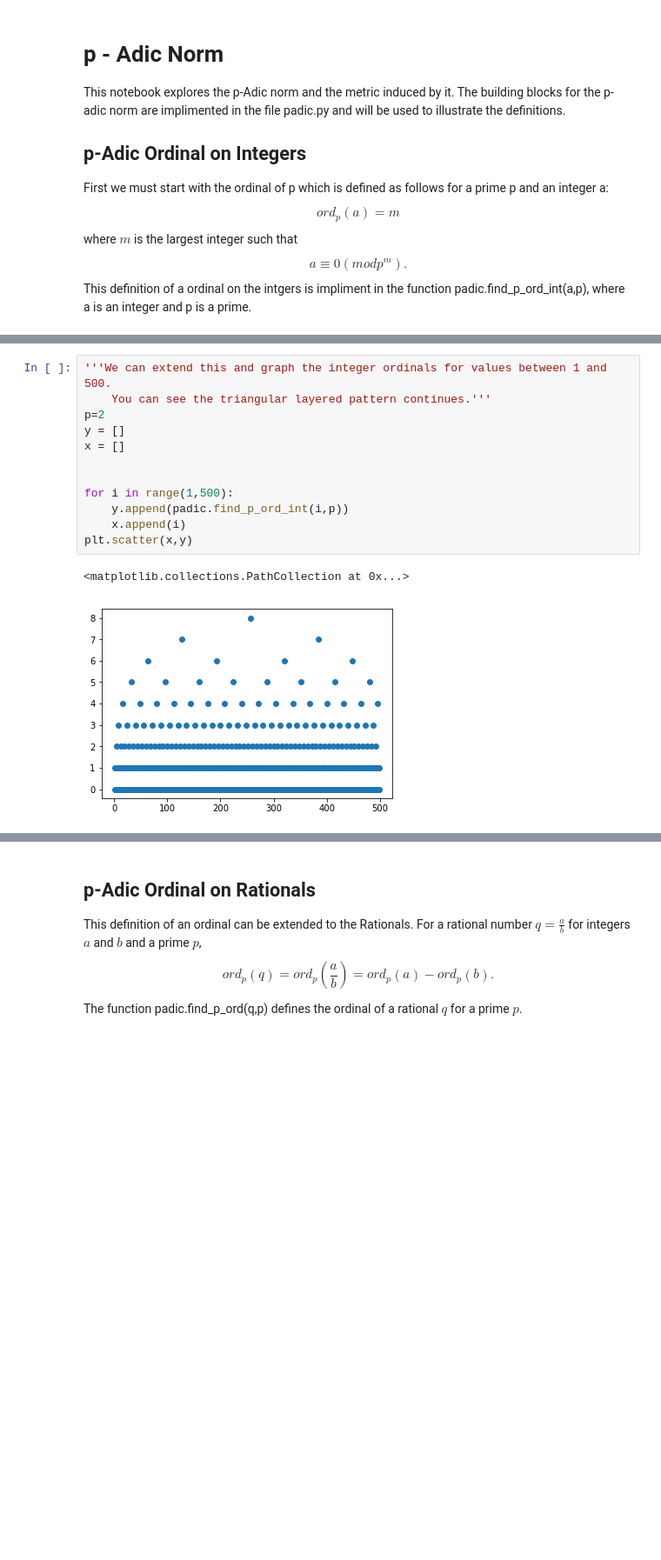
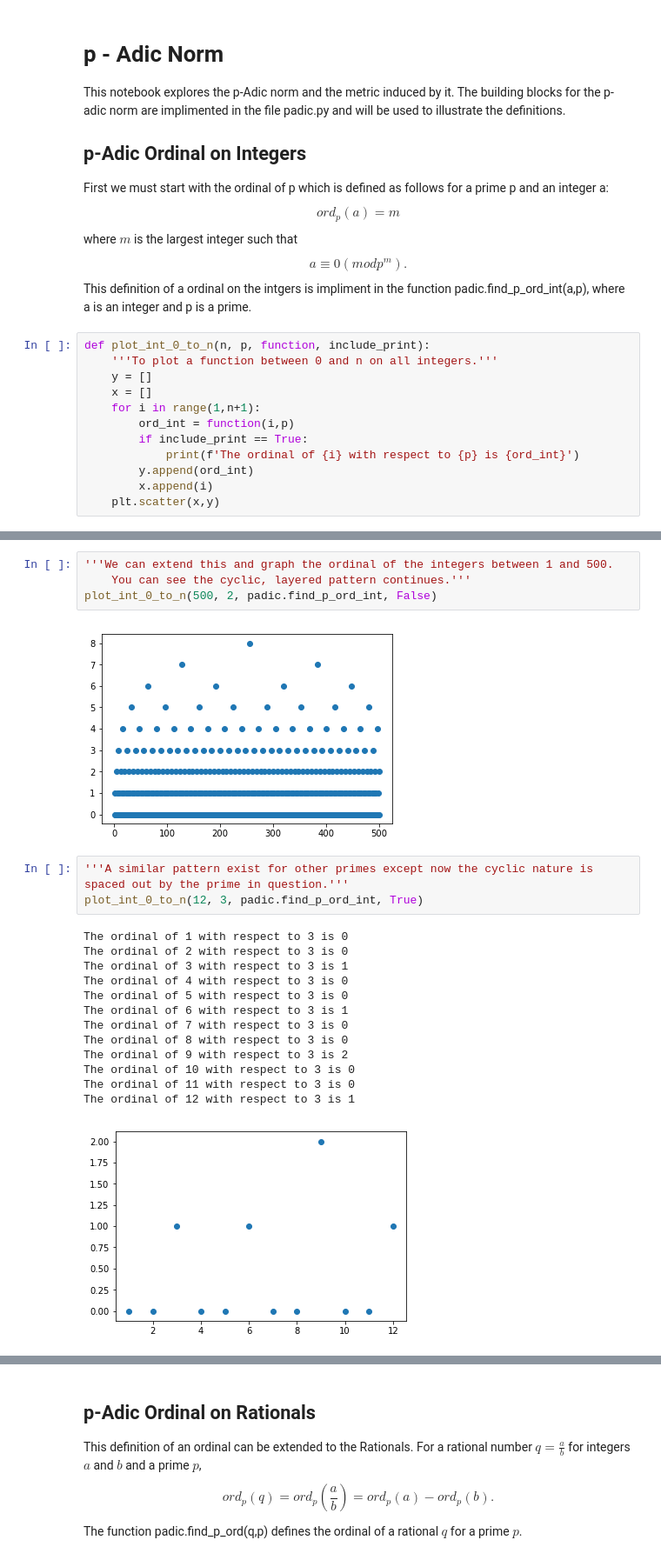
Before and after one commit to hlandrus/padic-test, a Jupyter notebook: Using_pAdic_Norm.ipynb, the cells around one changed output, grey strips where cells are left out. Shown: that part at 87% size. Saved outputs shown, nothing was run; the diff lists cells and outputs as text; blank space fills up the shorter version.

```diff
--- a/Using_pAdic_Norm.ipynb
+++ b/Using_pAdic_Norm.ipynb
@@ -17,4 +17,16 @@ $$ord_p (a) = m$$
 where $m$ is the largest integer such that
 $$a \equiv 0 (mod p^m).$$
 This definition of a ordinal on the intgers is impliment in the function padic.find_p_ord_int(a,p), where a is an integer and p is a prime.
+# %%
+def plot_int_0_to_n(n, p, function, include_print):
+    '''To plot a function between 0 and n on all integers.'''
+    y = []
+    x = []
+    for i in range(1,n+1):
+        ord_int = function(i,p)
+        if include_print == True:
+            print(f'The ordinal of {i} with respect to {p} is {ord_int}')
+        y.append(ord_int)
+        x.append(i)
+    plt.scatter(x,y)
 # %%
@@ -45,15 +51,23 @@ You an see from the graph above that for all odd numbers $a$ you get that $ord_p
 # %%
-'''We can extend this and graph the integer ordinals for values between 1 and 500.
-    You can see the triangular layered pattern continues.'''
-p=2
-y = []
-x = []
-
-
-for i in range(1,500):
-    y.append(padic.find_p_ord_int(i,p))
-    x.append(i)
-plt.scatter(x,y)
+'''We can extend this and graph the ordinal of the integers between 1 and 500.
+    You can see the cyclic, layered pattern continues.'''
+plot_int_0_to_n(500, 2, padic.find_p_ord_int, False)
 # %% [output]
-<matplotlib.collections.PathCollection at 0x...>
 [figure]
+# %%
+'''A similar pattern exist for other primes except now the cyclic nature is spaced out by the prime in question.'''
+plot_int_0_to_n(12, 3, padic.find_p_ord_int, True)
+# %% [output]
+The ordinal of 1 with respect to 3 is 0
+The ordinal of 2 with respect to 3 is 0
+The ordinal of 3 with respect to 3 is 1
+The ordinal of 4 with respect to 3 is 0
+The ordinal of 5 with respect to 3 is 0
+The ordinal of 6 with respect to 3 is 1
+The ordinal of 7 with respect to 3 is 0
+The ordinal of 8 with respect to 3 is 0
+The ordinal of 9 with respect to 3 is 2
+The ordinal of 10 with respect to 3 is 0
+The ordinal of 11 with respect to 3 is 0
+The ordinal of 12 with respect to 3 is 1
+[figure, added]
```
Also changed, not shown: parts of 9 cells of this notebook, 1 other file.
